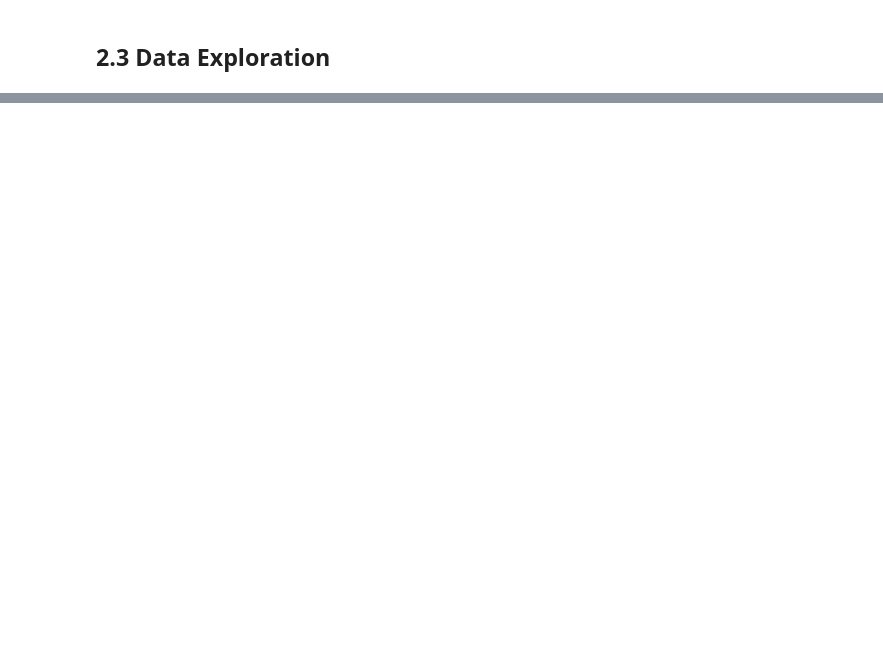
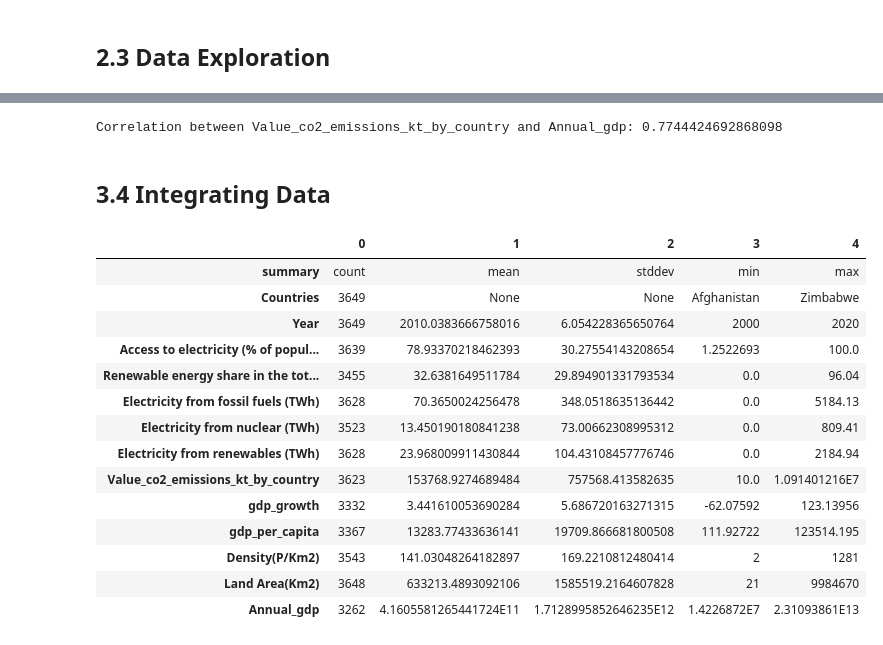
Before and after one commit to CarinaQi/CO2-Emissions-CRISP-DM, a Jupyter notebook: Spark DataFrame - Basics.ipynb, the cells around one changed output, grey strips where cells are left out. Drawn from its saved outputs; the diff is of its cells as text; code cells hidden in the pictures; blank space fills up the shorter version.

```diff
--- a/Spark DataFrame - Basics.ipynb
+++ b/Spark DataFrame - Basics.ipynb
@@ -360,0 +466,8 @@ sorted_abs_correlation_df.show(truncate=False)
+# %%
+missing_data_columns_to_drop = [
+    "Financial flows to developing countries (US $)",
+    "Primary energy consumption per capita (kWh/person)"
+]
+
+df_new3 = df_new2.drop(*missing_data_columns_to_drop)
+df_new3.show(truncate=False)
@@ -360,0 +527,52 @@ sorted_abs_correlation_df.show(truncate=False)
+# %%
+correlation = df_new4.corr("Value_co2_emissions_kt_by_country", "Annual_gdp")
+print("Correlation between Value_co2_emissions_kt_by_country and Annual_gdp:", correlation)
+# %% [output]
+Correlation between Value_co2_emissions_kt_by_country and Annual_gdp: 0.7744424692868098
+# %% [markdown]
+## 3.4	Integrating Data
+# %%
+from pyspark.sql.functions import when,round
+joined_df = df_new4.join(df2_new, ['Countries', 'Year'], 'left')
+
+# Define conversion factor from tonne to kilotonne
+conversion_factor = 1000
+
+# Fill missing CO2 emission values in database 1 from database 2
+filled_df = joined_df.withColumn("Value_co2_emissions_kt_by_country",
+                                  when(joined_df["Value_co2_emissions_kt_by_country"].isNull(),
+                                       joined_df["Annual CO₂ emissions"] / conversion_factor)
+                                 .otherwise(joined_df["Value_co2_emissions_kt_by_country"])
+                                  )
+
+# Round the CO2 emissions to two decimal places
+updated_df = filled_df.withColumn("Value_co2_emissions_kt_by_country", round(filled_df["Value_co2_emissions_kt_by_country"], 2))
+
+# Drop unnecessary columns
+final_df = updated_df.drop("Annual CO₂ emissions", "Code")
+# %%
+stats_df = final_df.describe()
+# Convert Spark DataFrame to Pandas DataFrame
+stats_pd = stats_df.toPandas()
+
+# Transpose the Pandas DataFrame
+transposed_stats_pd = stats_pd.transpose()
+
+# Display the transposed DataFrame
+display(transposed_stats_pd)
+# %% [output]
+|  | 0 | 1 | 2 | 3 | 4 |
+| summary | count | mean | stddev | min | max |
+| Countries | 3649 | None | None | Afghanistan | Zimbabwe |
+| Year | 3649 | 2010.0383666758016 | 6.054228365650764 | 2000 | 2020 |
+| Access to electricity (% of popul... | 3639 | 78.93370218462393 | 30.27554143208654 | 1.2522693 | 100.0 |
+| Renewable energy share in the tot... | 3455 | 32.6381649511784 | 29.894901331793534 | 0.0 | 96.04 |
+| Electricity from fossil fuels (TWh) | 3628 | 70.3650024256478 | 348.0518635136442 | 0.0 | 5184.13 |
+| Electricity from nuclear (TWh) | 3523 | 13.450190180841238 | 73.00662308995312 | 0.0 | 809.41 |
+| Electricity from renewables (TWh) | 3628 | 23.968009911430844 | 104.43108457776746 | 0.0 | 2184.94 |
+| Value_co2_emissions_kt_by_country | 3623 | 153768.9274689484 | 757568.413582635 | 10.0 | 1.091401216E7 |
+| gdp_growth | 3332 | 3.441610053690284 | 5.686720163271315 | -62.07592 | 123.13956 |
+| gdp_per_capita | 3367 | 13283.77433636141 | 19709.866681800508 | 111.92722 | 123514.195 |
+| Density(P/Km2) | 3543 | 141.03048264182897 | 169.2210812480414 | 2 | 1281 |
+| Land Area(Km2) | 3648 | 633213.4893092106 | 1585519.2164607828 | 21 | 9984670 |
+| Annual_gdp | 3262 | 4.1605581265441724E11 | 1.7128995852646235E12 | 1.4226872E7 | 2.31093861E13 |
```
Also changed, not shown: parts of 46 cells of this notebook.
